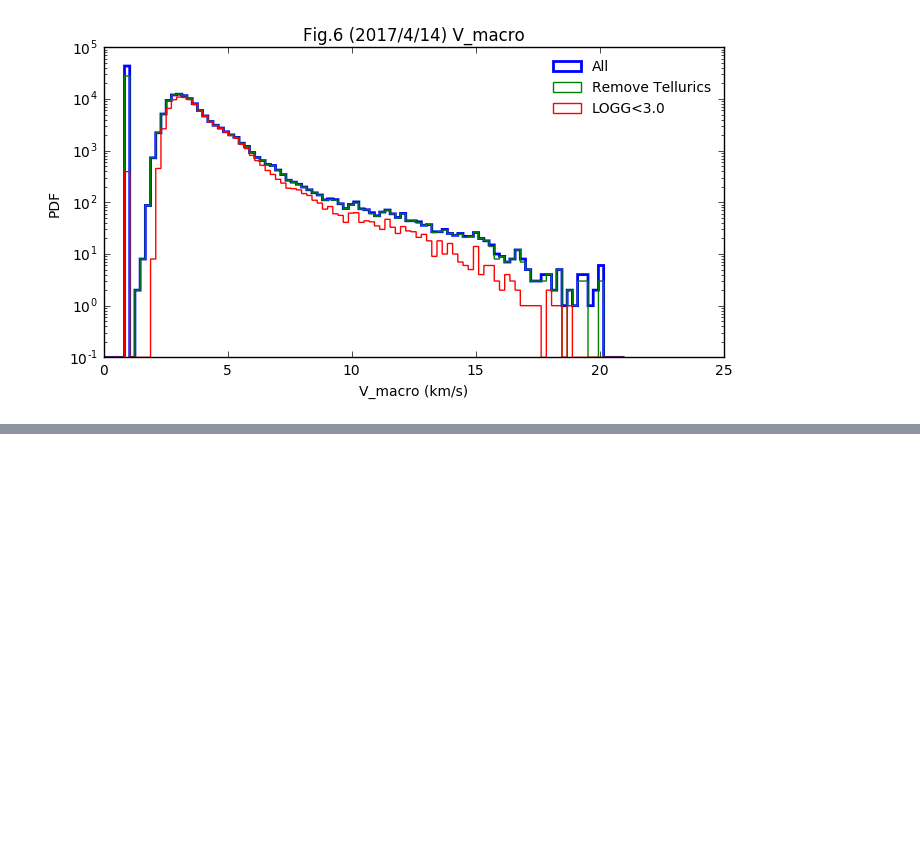
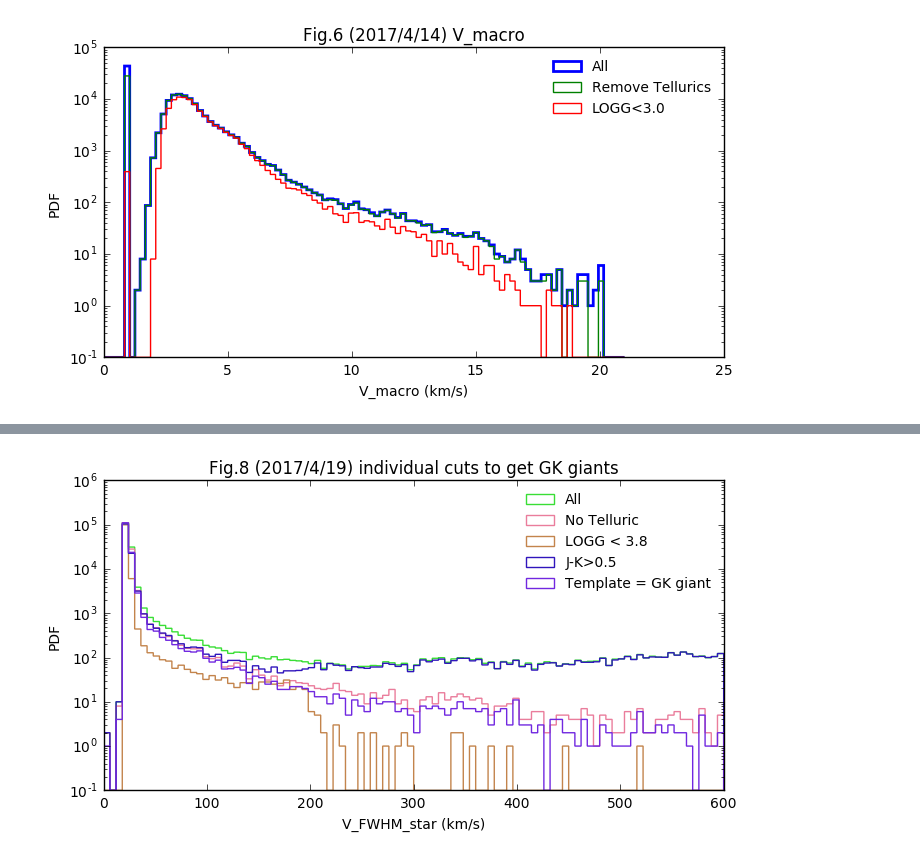
Before and after one commit to liuxx479/MW-BHs, a Jupyter notebook: plot-BHstars.ipynb, the cells around one changed output, grey strips where cells are left out. Saved outputs shown, nothing was run; the diff lists cells and outputs as text; code cells hidden in the pictures; blank space fills up the shorter version.

```diff
--- a/plot-BHstars.ipynb
+++ b/plot-BHstars.ipynb
@@ -223,0 +224,33 @@ show()
+# %%
+cut_telluric =logical_not (hdulist[1].data['APOGEE_TARGET2'] & 2**9)
+cut_logg     =(hdulist[1].data['LOGG']<3.8) & (hdulist[1].data['LOGG']>-10)
+cut_teff     =(Teff<5000)
+cut_JK       =(hdulist[1].data['J']-hdulist[1].data['K'] > 0.5)
+cut_class    =(classes=='GKg_a')+(classes=='GKg_b')+(classes=='GKg_c')+(classes=='GKg_d')
+
+idx_LOGG38 = where(cut_telluric & cut_logg)[0]
+idx_LOGG38_Teff = where(cut_telluric & cut_logg & cut_teff)[0]
+idx_LOGG38_Teff_JK = where(cut_telluric & cut_logg & cut_teff & cut_JK)[0]
+idx_LOGG38_Teff_JK_class = where(cut_telluric & cut_logg & cut_teff & cut_JK & cut_class)[0]
+
+idx_class = where(cut_telluric & cut_class)[0]
+idx_class_Teff = where(cut_telluric & cut_class & cut_teff)[0]
+idx_class_Teff_JK = where(cut_telluric & cut_class & cut_teff & cut_JK)[0]
+idx_class_Teff_JK_LOGG38 = where(cut_telluric & cut_class & cut_teff & cut_JK & cut_logg)[0]
+# %%
+labels_arr = ['No Telluric', 'LOGG < 3.8', 'J-K>0.5', 'Template = GK giant']
+
+seed(5)
+f=figure(figsize=(8,4))
+ax=f.add_subplot(111)
+ax.hist(rvCC[idx_all], bins=ibins,histtype='step',color=rand(3),log=1,lw=1, label='All')
+for iii in range(4):
+    iidx=where([cut_telluric, cut_logg, cut_teff, cut_JK, cut_class][iii])[0]
+    ax.hist(rvCC[iidx], bins=ibins,histtype='step',log=1,color=rand(3),lw=1, label=labels_arr[iii])
+ax.set_title('Fig.8 (2017/4/19) individual cuts to get GK giants')
+ax.set_xlabel('V_FWHM_star (km/s)')
+ax.set_ylabel('PDF')
+ax.legend(frameon=0, fontsize=10)
+show()
+# %% [output]
+[figure, added]
```
Also changed, not shown: parts of 4 cells of this notebook.
